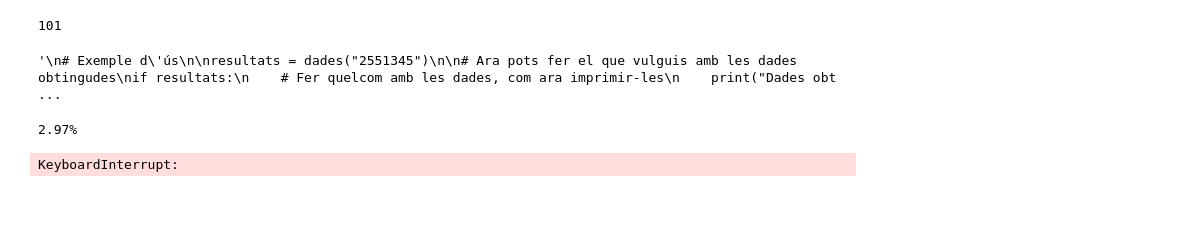
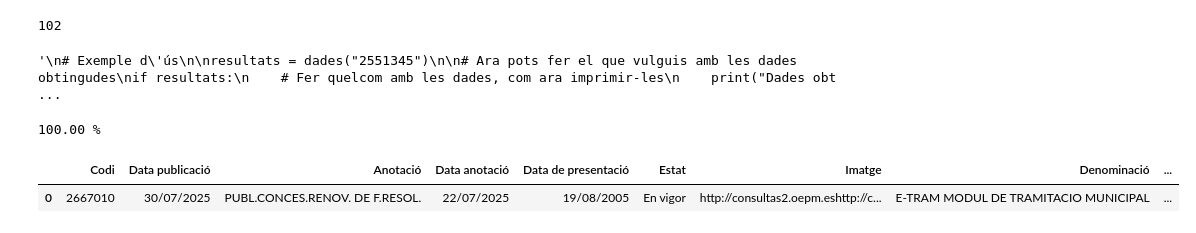
Before and after one commit to rspiap/idi, a Jupyter notebook: Marques_OEPM.ipynb, the cells around one changed output. Cells and saved outputs as stored; diff of their text form; code cells hidden in the pictures; blank space fills up the shorter version.

```diff
--- a/Marques_OEPM.ipynb
+++ b/Marques_OEPM.ipynb
@@ -119,21 +119,21 @@ avui = datetime.now()
 if tria == "Alta i caducats":
   df2 = df[
       (df['Estat'] == 'Alta') &
-      (df["Catàleg d'inventari"] == 'Marca') &
-      (df["Registre"] == "Oficina Espanyola de Patents i Marques (OEPM)") &
-      (df["Data fi vigència dret"] < avui)
+      (df["Catàleg"] == 'Marca') &
+      (df["Registre d'inscripció"] == "Oficina Espanyola de Patents i Marques (OEPM)") &
+      (df["Data fi vigència"] < avui)
         ]
   # print(df2["Codi registre"])
 
 else:
   df2 = df[
     (df["Catàleg"] == 'Marca') &
-    (df["Registre"] == "Oficina Espanyola de Patents i Marques (OEPM)")
+    (df["Registre d'inscripció"] == "Oficina Espanyola de Patents i Marques (OEPM)")
       ]
 
 len(df2)
 # %% [output]
-101
+102
 # %%
 def separar(cadena):
     # Patró de cerca per la data (dd/mm/yyyy)
@@ -353,11 +353,11 @@ if len(df2) > 0:
 
   marques_revisades = pd.DataFrame()
 
-  id = df2["Codi d'identificació registre"]
+  id = df2["Codi registre"]
 
   print("Marques a processar: ", len(id), "\n")
 
-  for index, x in enumerate(id):
+  for index, x in enumerate(id[2:3]):
       print(str(round(index/len(id)*100, 2))+"%")
       resultats = dades(str(x))
       marques_revisades = pd.concat([marques_revisades, pd.DataFrame([resultats])], ignore_index=True)
@@ -373,8 +373,12 @@ else:
   print()
   sys.exit()
 # %% [output]
-2.97%
+100.00 %
-KeyboardInterrupt:
+# %%
+marques_revisades[:1]
+# %% [output]
+|  | Codi | Data publicació | Anotació | Data anotació | Data de presentació | Estat | Imatge | Denominació | ... |
+| 0 | 2667010 | 30/07/2025 | PUBL.CONCES.RENOV. DE F.RESOL. | 22/07/2025 | 19/08/2005 | En vigor | http://consultas2.oepm.eshttp://c... | E-TRAM MODUL DE TRAMITACIO MUNICIPAL | ... |
 # %%
 import pandas as pd
 
```
Also changed, not shown: parts of 5 cells of this notebook.
